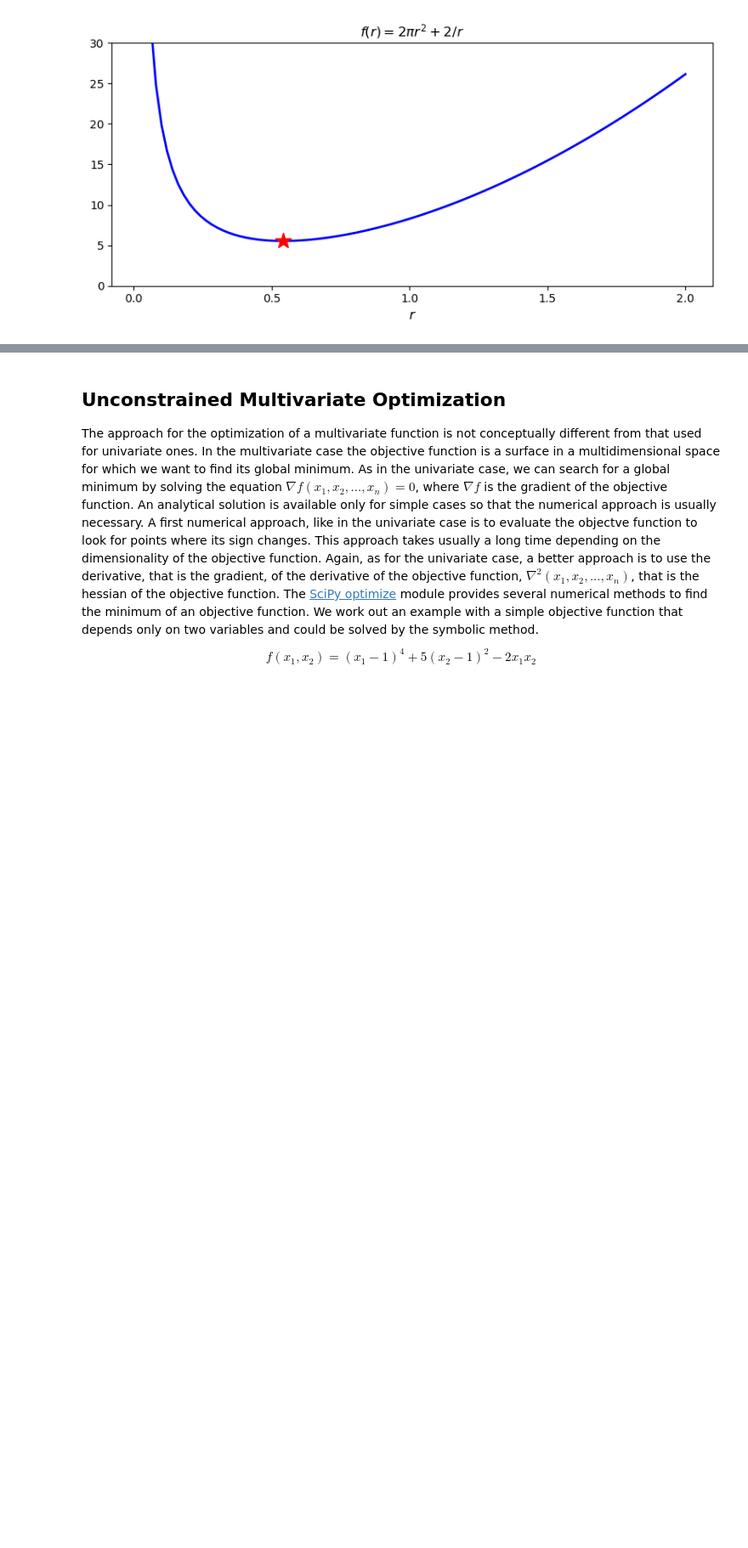
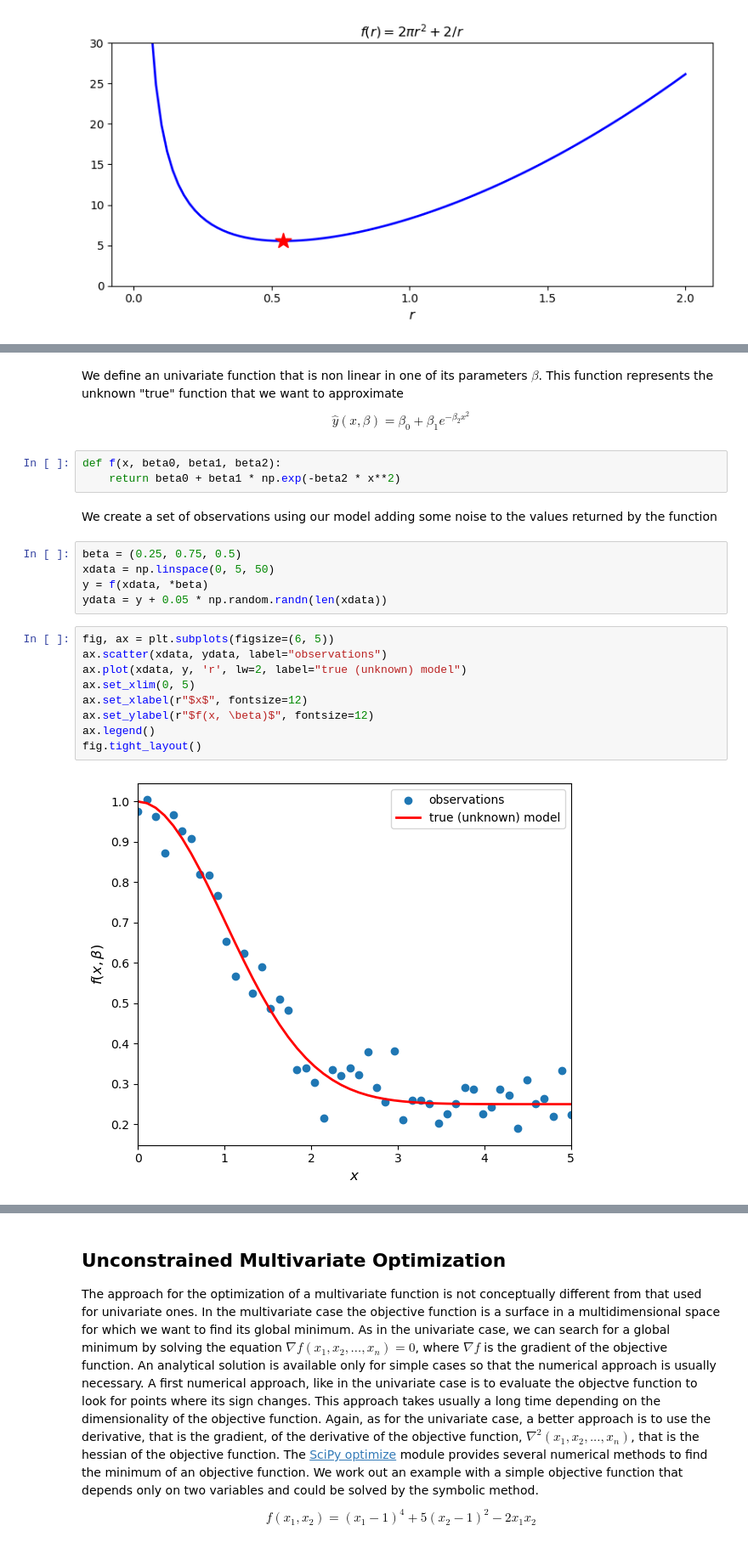
Before and after one commit to luigiselmi/numethods, a Jupyter notebook: johansson/optimization.ipynb, the cells around one changed output, grey strips where cells are left out. Shown at 85% size. Drawn from its saved outputs; the diff is of its cells as text; blank space fills up the shorter version.

```diff
--- a/johansson/optimization.ipynb
+++ b/johansson/optimization.ipynb
@@ -75,0 +84,24 @@ fig.tight_layout()
+# %% [markdown]
+We define an univariate function that is non linear in one of its parameters $\beta$. This function represents the unknown "true" function that we want to approximate
+$$\hat{y}(x,\beta) = \beta_0 + \beta_1 e^{-\beta_2 x^2} $$
+# %%
+def f(x, beta0, beta1, beta2):
+    return beta0 + beta1 * np.exp(-beta2 * x**2)
+# %% [markdown]
+We create a set of observations using our model adding some noise to the values returned by the function
+# %%
+beta = (0.25, 0.75, 0.5)
+xdata = np.linspace(0, 5, 50)
+y = f(xdata, *beta)
+ydata = y + 0.05 * np.random.randn(len(xdata))
+# %%
+fig, ax = plt.subplots(figsize=(6, 5))
+ax.scatter(xdata, ydata, label="observations")
+ax.plot(xdata, y, 'r', lw=2, label="true (unknown) model")
+ax.set_xlim(0, 5)
+ax.set_xlabel(r"$x$", fontsize=12)
+ax.set_ylabel(r"$f(x, \beta)$", fontsize=12)
+ax.legend()
+fig.tight_layout()
+# %% [output]
+[figure, added]
```
Also changed, not shown: parts of 29 cells of this notebook.
